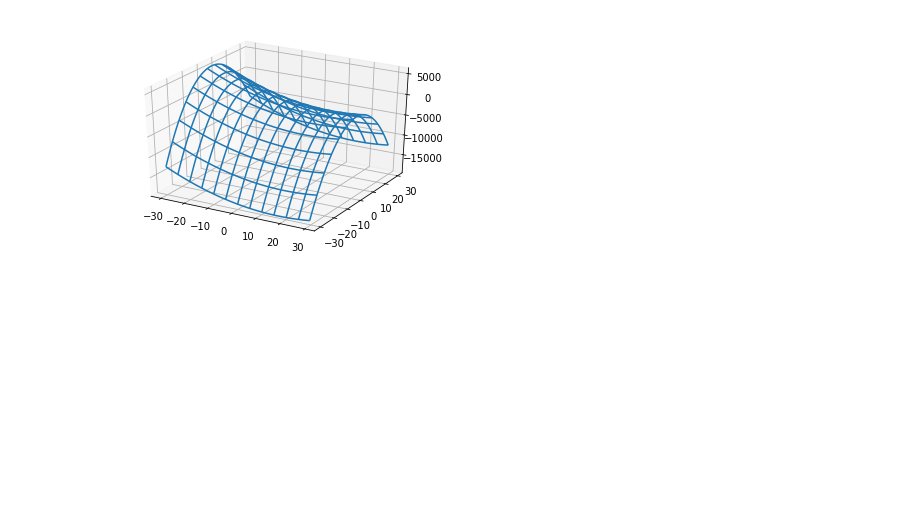
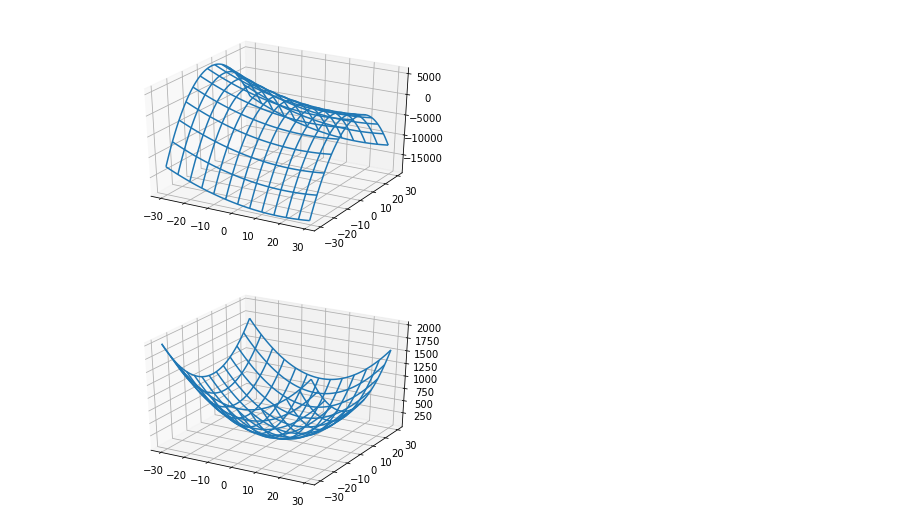
Before and after one commit to alphatamago/opt, a Jupyter notebook: opt_notebook.ipynb, the cells around one changed output. Saved outputs shown, nothing was run; the diff lists cells and outputs as text; code cells hidden in the pictures; blank space fills up the shorter version.

```diff
--- a/opt_notebook.ipynb
+++ b/opt_notebook.ipynb
@@ -32,3 +32,7 @@ f(*[0, 0])
 visualize_2dfunc(lambda x, y: 3 * x**2  - 100 * x - 17 * y**2 + 100 * y)
 # %% [output]
 [figure]
+# %%
+visualize_2dfunc(lambda x, y: (x - 1)**2 + (y - 2.5)**2)
+# %% [output]
+[figure, added]
```
Also changed, not shown: 2 other files.
